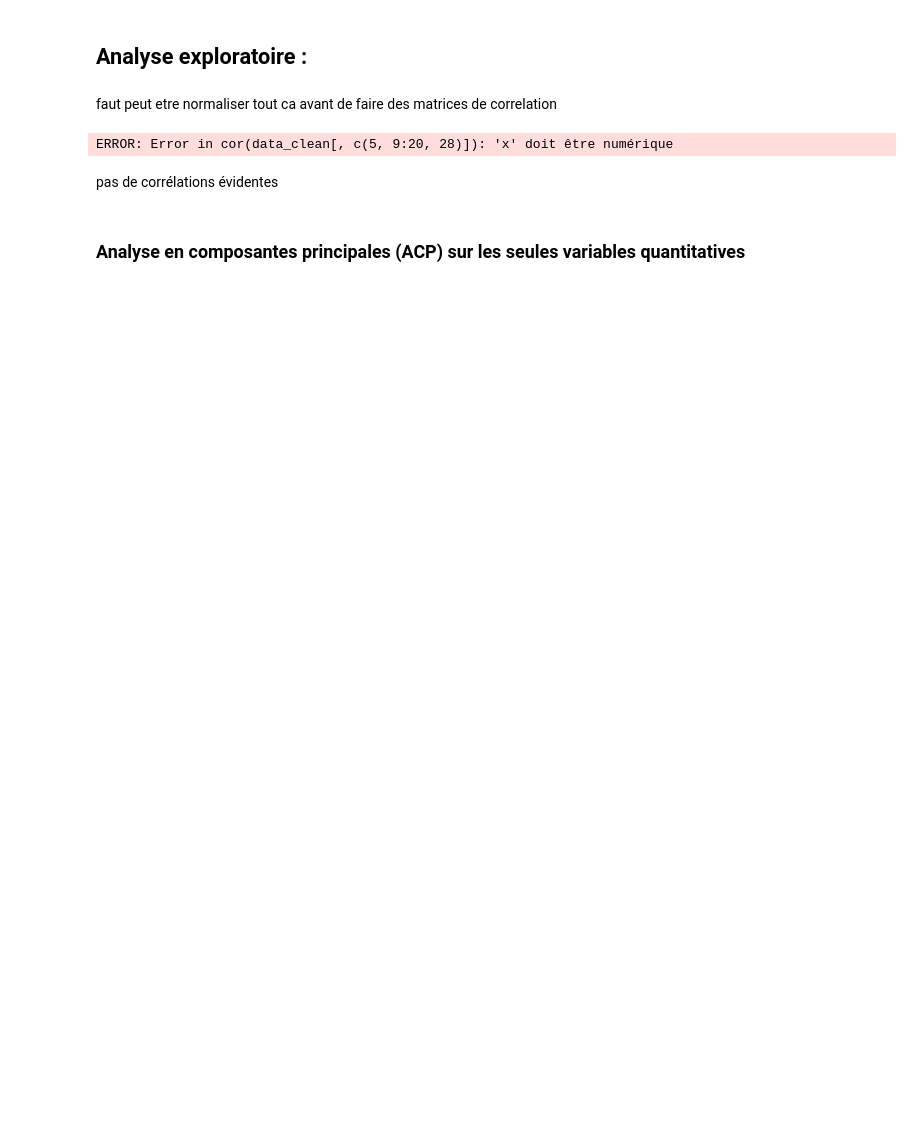
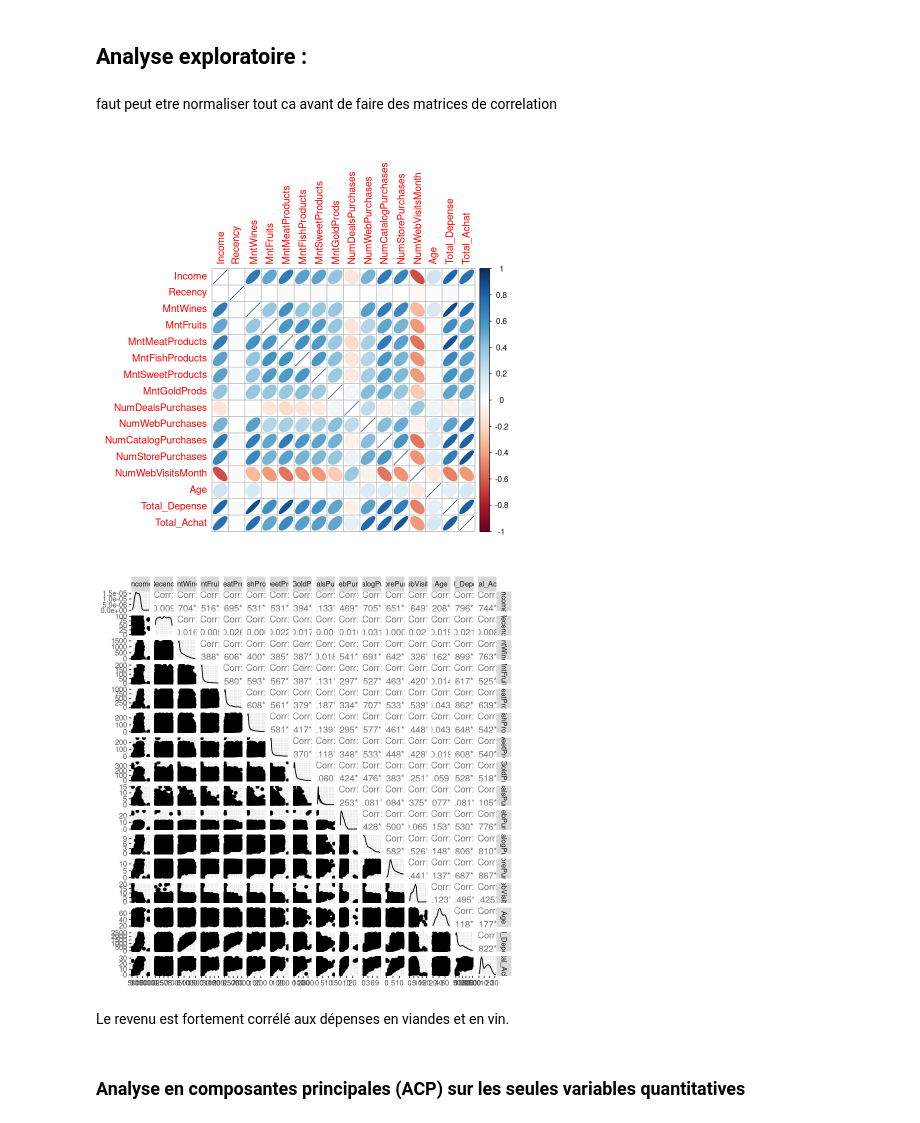
Before and after one commit to Emaglp/Data_Analysis, a Jupyter notebook: JL_R_.ipynb, the cells around one changed output. Saved outputs shown, nothing was run; the diff lists cells and outputs as text; code cells hidden in the pictures; blank space fills up the shorter version.

```diff
--- a/JL_R_.ipynb
+++ b/JL_R_.ipynb
@@ -264,6 +264,7 @@ annee_actuelle<- 2015
 # Calcul de l'âge
 data_clean$Age <- annee_actuelle- data_clean$Year_Birth
 hist(data_clean$Age)
+data_clean <- subset(data_clean, select = -Year_Birth)
 # %% [output]
 Attachement du package : ‘dplyr’
 
@@ -428,0 +432,3 @@ Ici, le minimum est à 0 ce qui signifie que certains clients n'ont rien acheté
+# %%
+data_clean <- subset(data_clean, select = -Age)
+summary(data_clean)
@@ -431,13 +455,14 @@ Ici, le minimum est à 0 ce qui signifie que certains clients n'ont rien acheté
 # %% [markdown]
 faut peut etre normaliser tout ca avant de faire des matrices de correlation
 # %%
-corrplot(cor(data_clean[, c( 5,9:20,28)]),method="ellipse")
-ggpairs(data_clean[, c(5,9:19,28)])
+corrplot(cor(data_clean[, c(4,6:17,25,29:30)]),method="ellipse")
+ggpairs(data_clean[, c( 4,6:17,25,29:30)])
 #on fait la matrice de corrélation
 # %% [output]
-ERROR: Error in cor(data_clean[, c(5, 9:20, 28)]): 'x' doit être numérique
+[figure, added]
+[figure, added]
 # %% [markdown]
-pas de corrélations évidentes
+Le revenu est fortement corrélé aux dépenses en viandes et en vin.
 # %% [markdown]
 ### Analyse en composantes principales (ACP) sur les seules variables quantitatives
 # %%
```
Also changed, not shown: parts of 7 cells of this notebook.
